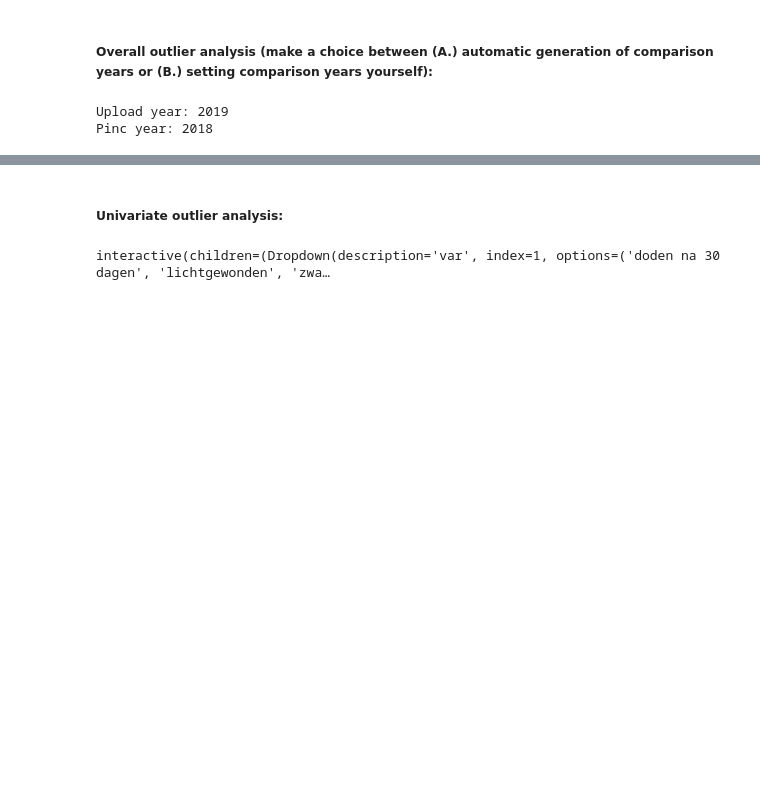
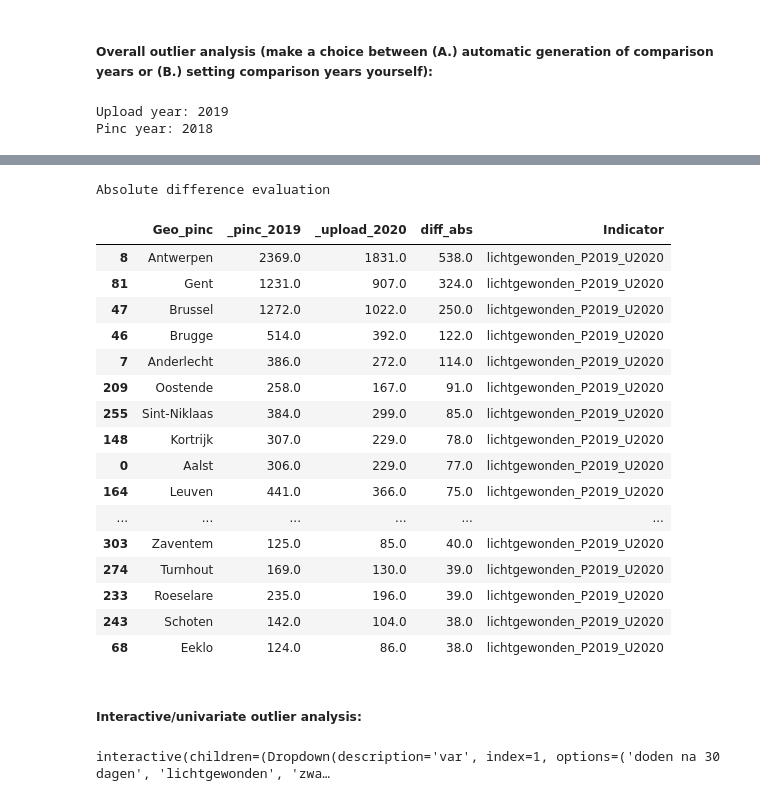
Before and after one commit to provinciesincijfers/swing-data-validation, a Jupyter notebook: Check_PinC_Upload.ipynb, the cells around one changed output, grey strips where cells are left out. Saved outputs shown, nothing was run; the diff lists cells and outputs as text; code cells hidden in the pictures; blank space fills up the shorter version.

```diff
--- a/Check_PinC_Upload.ipynb
+++ b/Check_PinC_Upload.ipynb
@@ -260,5 +282,29 @@ tmp_df.sort_values(by=['diff'], ascending=False)[['Geo_pinc', '_pinc_' + str(pin
+# %%
+print('Absolute difference evaluation')
+# Uncomment 2nd line if you want to ignore PinC missing values [-99996, -99997, -99998, -99999] in upload file
+tmp_df.sort_values(by=['diff_abs'], ascending=False)[['Geo_pinc', '_pinc_' + str(pinc_year), '_upload_' + str(upload_year),'diff_abs','Indicator']].head(30)
+#tmp_df[~(tmp_df['_upload_' + str(upload_year)].isin(PINC_MV_L))].sort_values(by=['diff_abs'], ascending=False)[['Geo_pinc', '_pinc_' + str(pinc_year), '_upload_' + str(upload_year),'diff_abs','Indicator']].head(30)
+# %% [output]
+Absolute difference evaluation
+|  | Geo_pinc | _pinc_2019 | _upload_2020 | diff_abs | Indicator |
+| 8 | Antwerpen | 2369.0 | 1831.0 | 538.0 | lichtgewonden_P2019_U2020 |
+| 81 | Gent | 1231.0 | 907.0 | 324.0 | lichtgewonden_P2019_U2020 |
+| 47 | Brussel | 1272.0 | 1022.0 | 250.0 | lichtgewonden_P2019_U2020 |
+| 46 | Brugge | 514.0 | 392.0 | 122.0 | lichtgewonden_P2019_U2020 |
+| 7 | Anderlecht | 386.0 | 272.0 | 114.0 | lichtgewonden_P2019_U2020 |
+| 209 | Oostende | 258.0 | 167.0 | 91.0 | lichtgewonden_P2019_U2020 |
+| 255 | Sint-Niklaas | 384.0 | 299.0 | 85.0 | lichtgewonden_P2019_U2020 |
+| 148 | Kortrijk | 307.0 | 229.0 | 78.0 | lichtgewonden_P2019_U2020 |
+| 0 | Aalst | 306.0 | 229.0 | 77.0 | lichtgewonden_P2019_U2020 |
+| 164 | Leuven | 441.0 | 366.0 | 75.0 | lichtgewonden_P2019_U2020 |
+| ... | ... | ... | ... | ... | ... |
+| 303 | Zaventem | 125.0 | 85.0 | 40.0 | lichtgewonden_P2019_U2020 |
+| 274 | Turnhout | 169.0 | 130.0 | 39.0 | lichtgewonden_P2019_U2020 |
+| 233 | Roeselare | 235.0 | 196.0 | 39.0 | lichtgewonden_P2019_U2020 |
+| 243 | Schoten | 142.0 | 104.0 | 38.0 | lichtgewonden_P2019_U2020 |
+| 68 | Eeklo | 124.0 | 86.0 | 38.0 | lichtgewonden_P2019_U2020 |
 # %% [markdown]
-##### **Univariate outlier analysis:**
+##### **Interactive/univariate outlier analysis:**
 # %%
 def show_outliers(var = var, upload_year = upload_year, pinc_year = pinc_year):
     upload_var = var_dic.get(var)
```
Also changed, not shown: parts of 8 cells of this notebook, 13 other files.
